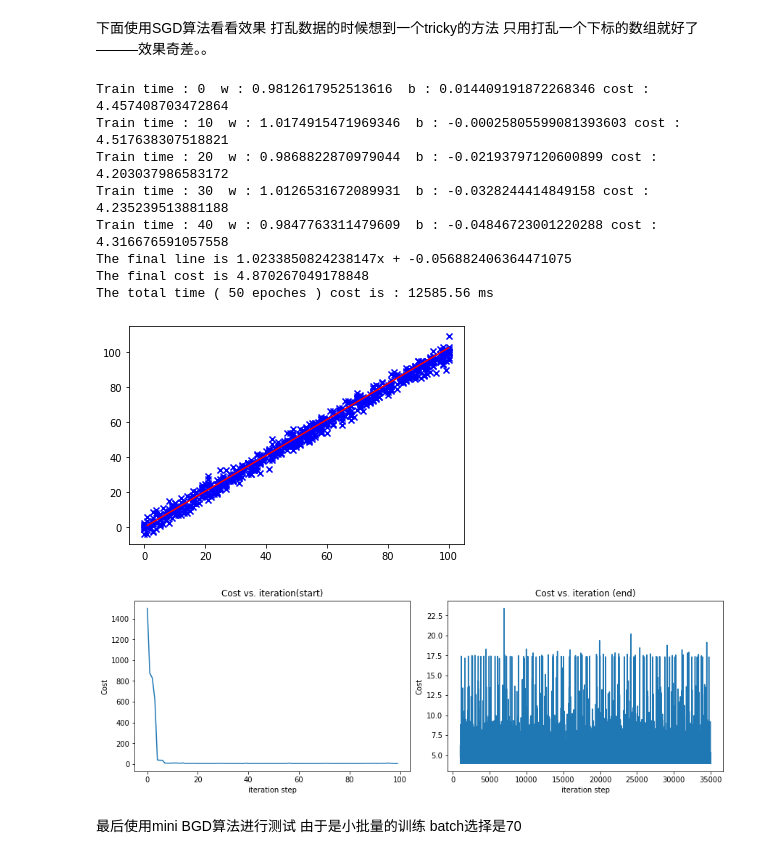
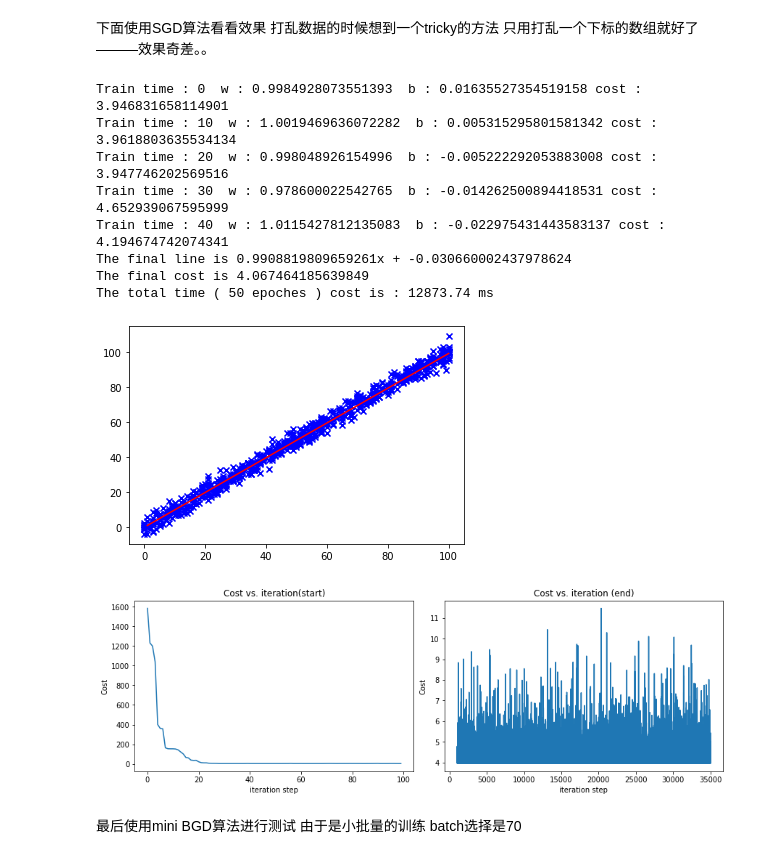
Before and after one commit to cwx-worst-one/machine_learning_study, a Jupyter notebook: note/lecture1/lecture1_note.ipynb, the cells around one changed output. Saved outputs shown, nothing was run; the diff lists cells and outputs as text; code cells hidden in the pictures.

```diff
--- a/note/lecture1/lecture1_note.ipynb
+++ b/note/lecture1/lecture1_note.ipynb
@@ -167,44 +167,44 @@ def SGD(x,y,cost_hist,w=0,b=0,lr=0.1,epoch=50):
     return (w,b)
 
 x = data[:,0]
 y = data[:,1]
 plt.scatter(x,y,marker='x',c='b')
 
 start = time.time()
 cost_hist = []
 epoch = 50
 
-w,b = SGD(x,y,cost_hist,w=0,b=0,lr=0.0001,epoch=epoch)
+w,b = SGD(x,y,cost_hist,w=0,b=0,lr=0.00005,epoch=epoch)
 print("The final line is " + str (w) + "x + " + str(b))
 cost = cost_func(w,b,x,y)
 print("The final cost is " + str(cost))
 xx = np.linspace(1, 100, 50)
 yy = w*xx + b
 
 end = time.time()
 print("The total time ( " +  str(epoch) +" epoches ) cost is : " + str((end-start)*1000)[:8] + " ms ")
 
 plt.plot(xx,yy,color='red')
 plt.show()
 
 fig, (ax1, ax2) = plt.subplots(1, 2, constrained_layout=True, figsize=(12,4))
 ax1.plot(cost_hist[:100])
 ax2.plot(1000 + np.arange(len(cost_hist[1000:])), cost_hist[1000:])
 ax1.set_title("Cost vs. iteration(start)");  ax2.set_title("Cost vs. iteration (end)")
 ax1.set_ylabel('Cost')            ;  ax2.set_ylabel('Cost')
 ax1.set_xlabel('iteration step')  ;  ax2.set_xlabel('iteration step')
 plt.show()
 # %% [output]
-Train time : 0  w : 0.9812617952513616  b : 0.014409191872268346 cost : 4.457408703472864
-Train time : 10  w : 1.0174915471969346  b : -0.00025805599081393603 cost : 4.517638307518821
-Train time : 20  w : 0.9868822870979044  b : -0.02193797120600899 cost : 4.203037986583172
-Train time : 30  w : 1.0126531672089931  b : -0.0328244414849158 cost : 4.235239513881188
-Train time : 40  w : 0.9847763311479609  b : -0.04846723001220288 cost : 4.316676591057558
-The final line is 1.0233850824238147x + -0.056882406364471075
-The final cost is 4.870267049178848
-The total time ( 50 epoches ) cost is : 12585.56 ms
+Train time : 0  w : 0.9984928073551393  b : 0.01635527354519158 cost : 3.946831658114901
+Train time : 10  w : 1.0019469636072282  b : 0.005315295801581342 cost : 3.9618803635534134
+Train time : 20  w : 0.998048926154996  b : -0.005222292053883008 cost : 3.947746202569516
+Train time : 30  w : 0.978600022542765  b : -0.014262500894418531 cost : 4.652939067595999
+Train time : 40  w : 1.0115427812135083  b : -0.022975431443583137 cost : 4.194674742074341
+The final line is 0.9908819809659261x + -0.030660002437978624
+The final cost is 4.067464185639849
+The total time ( 50 epoches ) cost is : 12873.74 ms
-[figure, old version]
+[figure, new version]
-[figure, old version]
+[figure, new version]
 # %%
 import random
 # %% [markdown]
```
Also changed, not shown: parts of 4 cells of this notebook, 5 other files.
